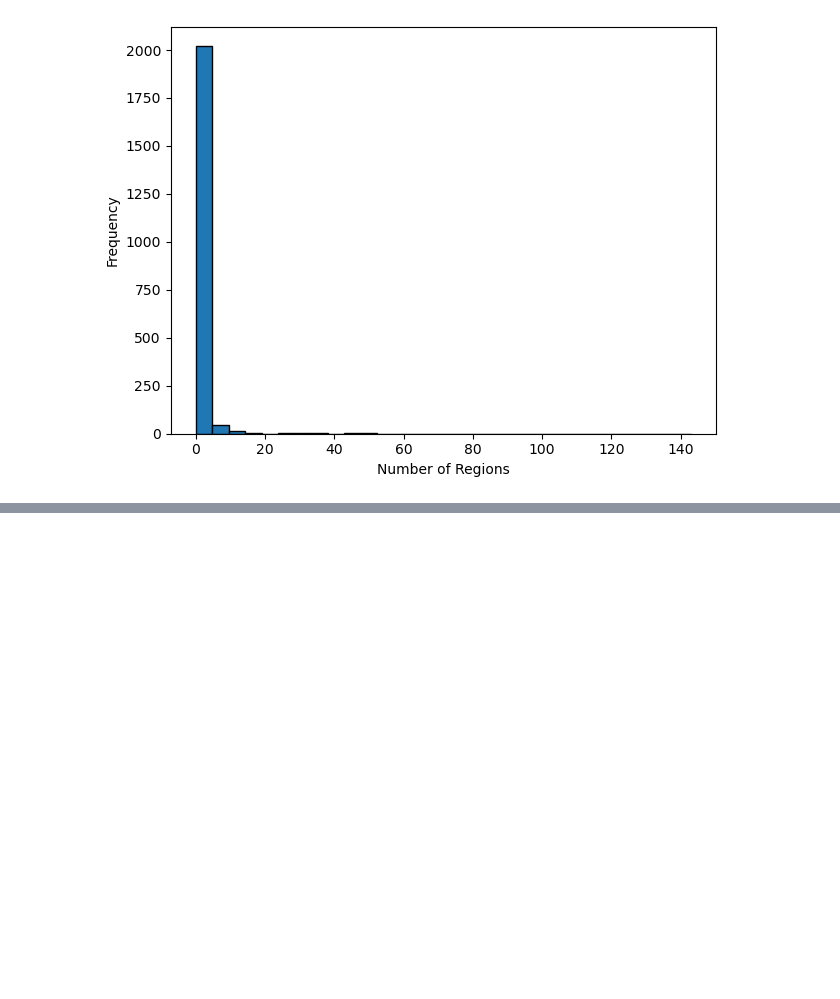
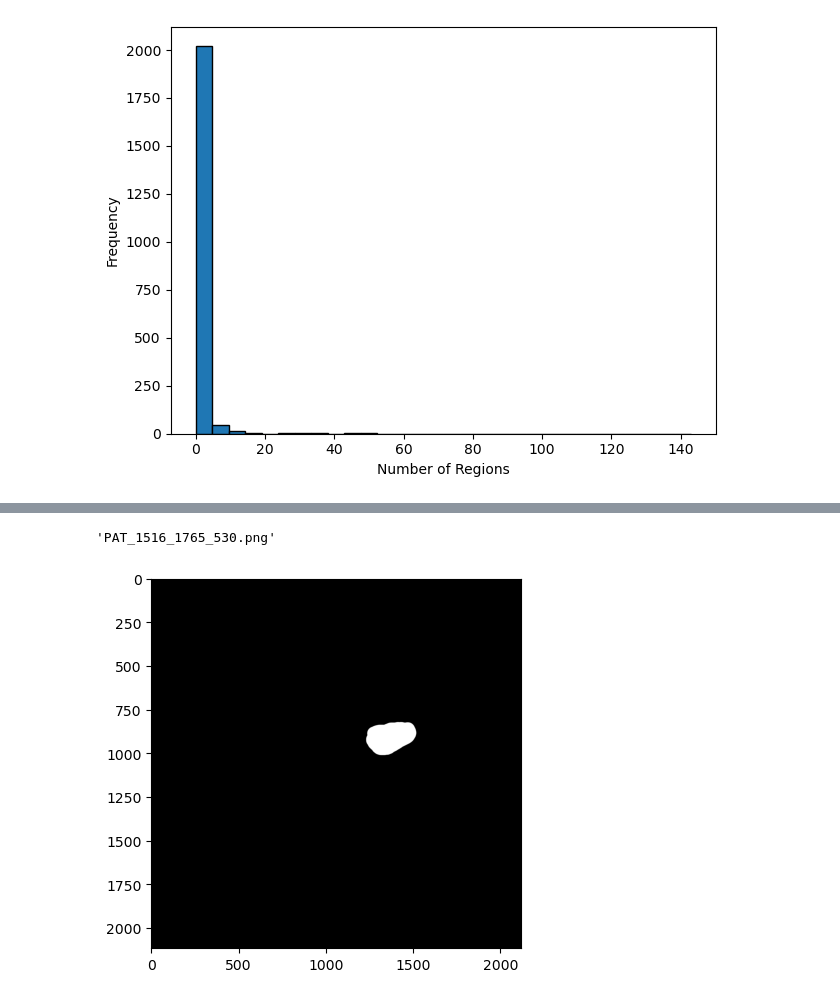
Before and after one commit to AkioAbe01/2026_PDS_Aardvark, a Jupyter notebook: data/analysis.ipynb, the cells around one changed output, grey strips where cells are left out. Drawn from its saved outputs; the diff is of its cells as text; code cells hidden in the pictures; blank space fills up the shorter version.

```diff
--- a/data/analysis.ipynb
+++ b/data/analysis.ipynb
@@ -147,0 +225,9 @@ show_img_mask('PAT_419_2768_910.png')
+# %%
+feature_df['img_id'][0]
+# %% [output]
+'PAT_1516_1765_530.png'
+# %%
+mask = plt.imread('masks/PAT_1989_4061_934_mask.png')
+plt.imshow(mask, cmap='grey');
+# %% [output]
+[figure, added]
```
Also changed, not shown: parts of 21 cells of this notebook, 2 other files.
